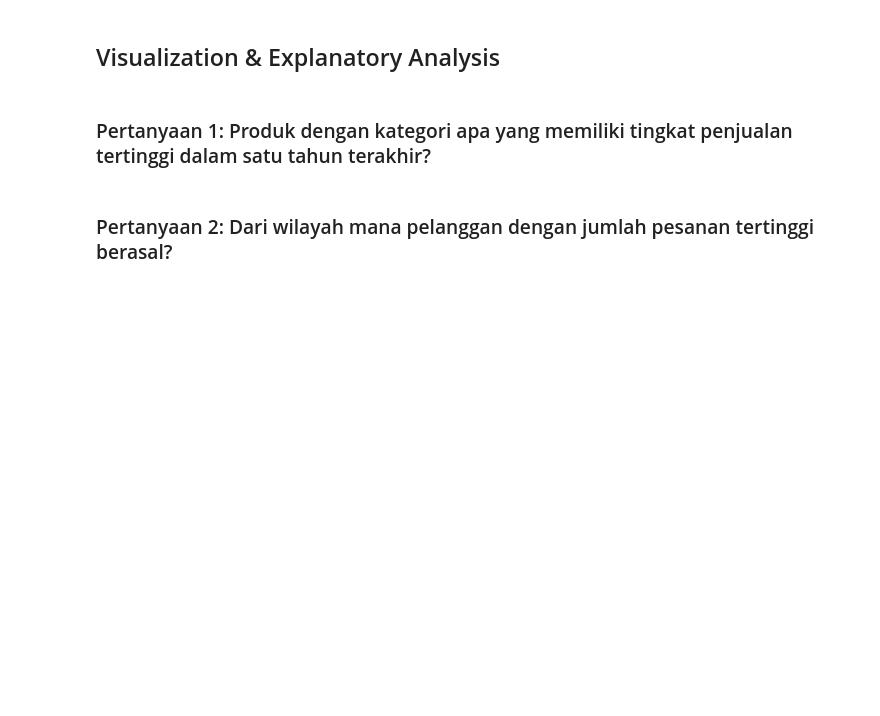
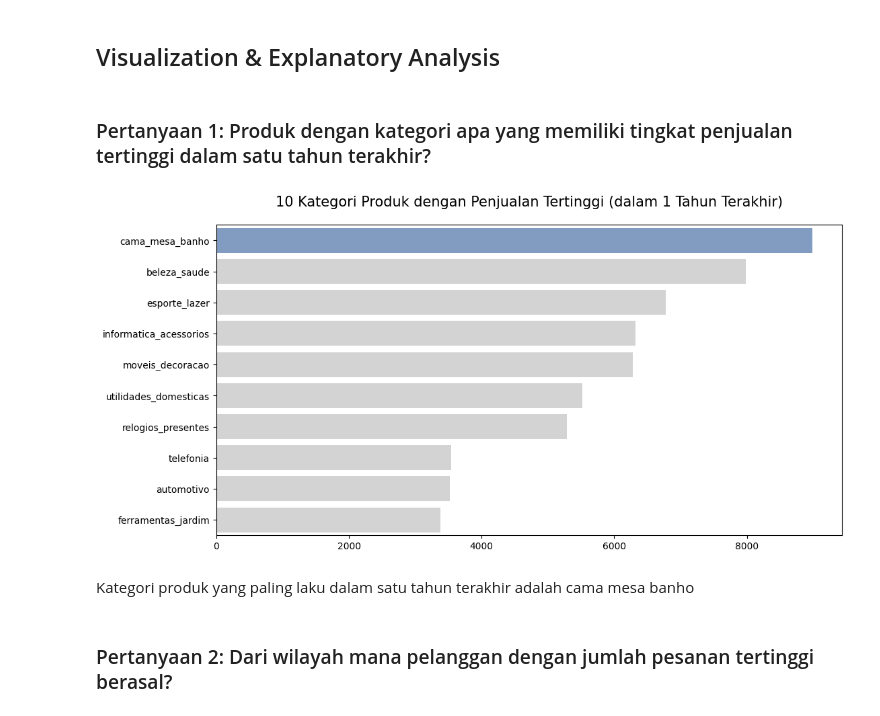
Before and after one commit to asgarindoo/CCMLP-Ecommerce-Analysis, a Jupyter notebook: notebook.ipynb, the cells around one changed output. Saved outputs shown, nothing was run; the diff lists cells and outputs as text; code cells hidden in the pictures; blank space fills up the shorter version.

Commit message:
feat: EDA & Visualisasi Data

```diff
--- a/notebook.ipynb
+++ b/notebook.ipynb
@@ -747,0 +952,9 @@ orders_df.describe(include="all")
+# %%
+product_order_df = order_items_df.merge(
+    products_df,
+    how='left',
+    left_on='product_id',
+    right_on='product_id'
+)
+
+product_order_df.head()
@@ -747,0 +996,8 @@ orders_df.describe(include="all")
+# %%
+product_order_df = product_order_df.merge(
+    orders_df,
+    how='left',
+    left_on='order_id',
+    right_on='order_id'
+)
+product_order_df.head()
@@ -747,0 +1168,10 @@ orders_df.describe(include="all")
+# %%
+dfs = [customer_df,product_order_df, order_payments_df, order_reviews_df, sellers_df]
+
+customer_order_product_item = pd.merge(dfs[0], dfs[1], how="left",  on="customer_id")
+order_payments_reviews = pd.merge(dfs[2], dfs[3], how="left",  on="order_id")
+
+all_df = pd.merge(customer_order_product_item, order_payments_reviews, how="left",  on="order_id")
+all_df = pd.merge(all_df, dfs[4], how="left",  on="seller_id")
+
+all_df.head()
@@ -749,5 +1207,27 @@ orders_df.describe(include="all")
 ## Visualization & Explanatory Analysis
 # %% [markdown]
 ### Pertanyaan 1: Produk dengan kategori apa yang memiliki tingkat penjualan tertinggi dalam satu tahun terakhir?
+# %%
+recent_orders =  all_df['order_purchase_timestamp'].max()
+one_year_ago = recent_orders - timedelta(days=365)
+
+recent_orders = all_df[all_df['order_purchase_timestamp'] >= one_year_ago]
+top_categories = recent_orders.groupby('product_category_name')['order_id'].count().sort_values(ascending=False)
+# %%
+top_10 = top_categories.head(10)
+plt.subplots(figsize=(12, 6))
+
+colors = ["#79C" ,"#D3D3D3", "#D3D3D3", "#D3D3D3", "#D3D3D3", "#D3D3D3", "#D3D3D3", "#D3D3D3", "#D3D3D3", "#D3D3D3"]
+
+sns.barplot(x=top_10.values, y=top_10.index, palette=colors, hue=top_10.index)
+
+plt.title("10 Kategori Produk dengan Penjualan Tertinggi (dalam 1 Tahun Terakhir)", loc="center", fontsize=15, pad=20)
+plt.ylabel(None)
+plt.xlabel(None)
+plt.show()
+# %% [output]
+[figure, added]
+# %% [markdown]
+Kategori produk yang paling laku dalam satu tahun terakhir adalah cama mesa banho
 # %% [markdown]
 ### Pertanyaan 2: Dari wilayah mana pelanggan dengan jumlah pesanan tertinggi berasal?
```
Also changed, not shown: parts of 67 cells of this notebook.
